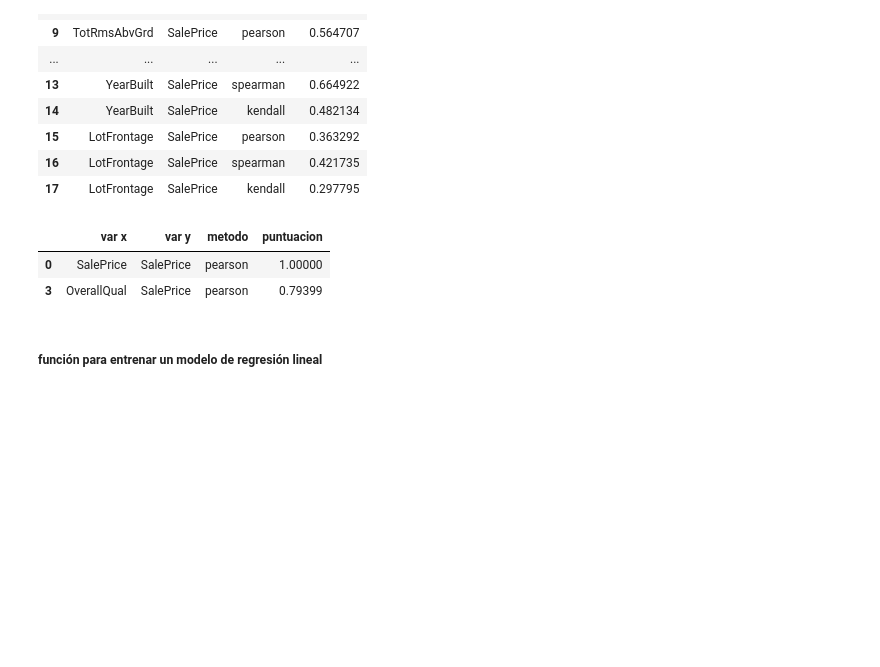
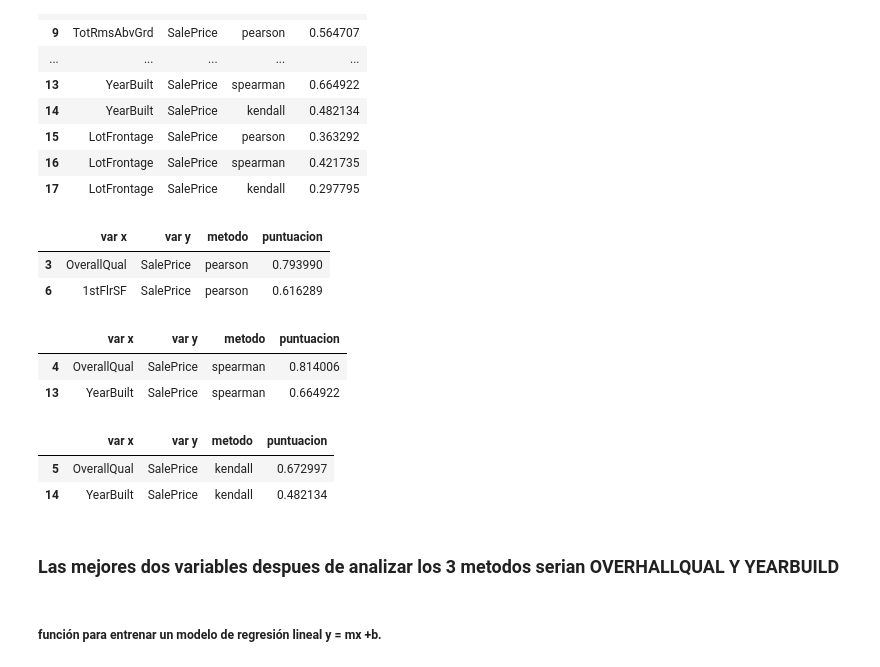
Before and after one commit to hubercpx/prediccion_precio_casas, a Jupyter notebook: Proyecto Final.ipynb, the cells around one changed output. Drawn from its saved outputs; the diff is of its cells as text; code cells hidden in the pictures; blank space fills up the shorter version.

Commit message:
modelo

```diff
--- a/Proyecto Final.ipynb
+++ b/Proyecto Final.ipynb
@@ -167,11 +167,33 @@ df_correlaciones
 | 16 | LotFrontage | SalePrice | spearman | 0.421735 |
 | 17 | LotFrontage | SalePrice | kendall | 0.297795 |
 # %%
+# Los mejores dos correlaciones del metodo pearson
 df_correlaciones_pearson = df_correlaciones[df_correlaciones['metodo'] == 'pearson']
+df_correlaciones_pearson = df_correlaciones_pearson[df_correlaciones_pearson['var x'] != 'SalePrice']
 df_correlaciones_pearson.sort_values(by="puntuacion", ascending=False).head(2)
 # %% [output]
 |  | var x | var y | metodo | puntuacion |
-| 0 | SalePrice | SalePrice | pearson | 1.00000 |
-| 3 | OverallQual | SalePrice | pearson | 0.79399 |
+| 3 | OverallQual | SalePrice | pearson | 0.793990 |
+| 6 | 1stFlrSF | SalePrice | pearson | 0.616289 |
+# %%
+# Los mejores dos correlaciones del metodo spearman
+df_correlaciones_spearman = df_correlaciones[df_correlaciones['metodo'] == 'spearman']
+df_correlaciones_spearman = df_correlaciones_spearman[df_correlaciones_spearman['var x'] != 'SalePrice']
+df_correlaciones_spearman.sort_values(by="puntuacion", ascending=False).head(2)
+# %% [output]
+|  | var x | var y | metodo | puntuacion |
+| 4 | OverallQual | SalePrice | spearman | 0.814006 |
+| 13 | YearBuilt | SalePrice | spearman | 0.664922 |
+# %%
+# Los mejores dos correlaciones del metodo kendall
+df_correlaciones_kendall = df_correlaciones[df_correlaciones['metodo'] == 'kendall']
+df_correlaciones_kendall = df_correlaciones_kendall[df_correlaciones_kendall['var x'] != 'SalePrice']
+df_correlaciones_kendall.sort_values(by="puntuacion", ascending=False).head(2)
+# %% [output]
+|  | var x | var y | metodo | puntuacion |
+| 5 | OverallQual | SalePrice | kendall | 0.672997 |
+| 14 | YearBuilt | SalePrice | kendall | 0.482134 |
+# %% [markdown]
+<h3>Las mejores dos variables despues de analizar los 3 metodos serian OVERHALLQUAL Y YEARBUILD</h3>
 # %% [markdown]
-<h5>función para entrenar un modelo de regresión lineal</h5>
+<h5>función para entrenar un modelo de regresión lineal y = mx +b.</h5>
```
Also changed, not shown: parts of 2 cells of this notebook.
